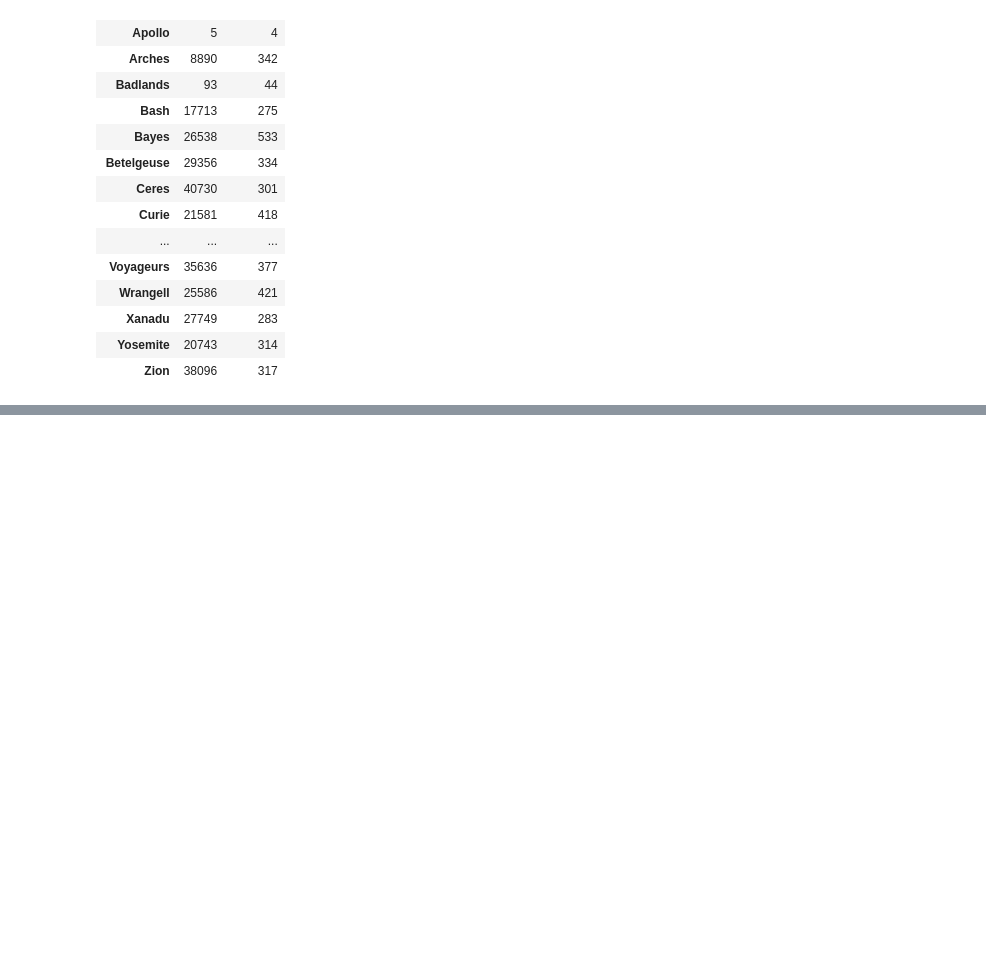
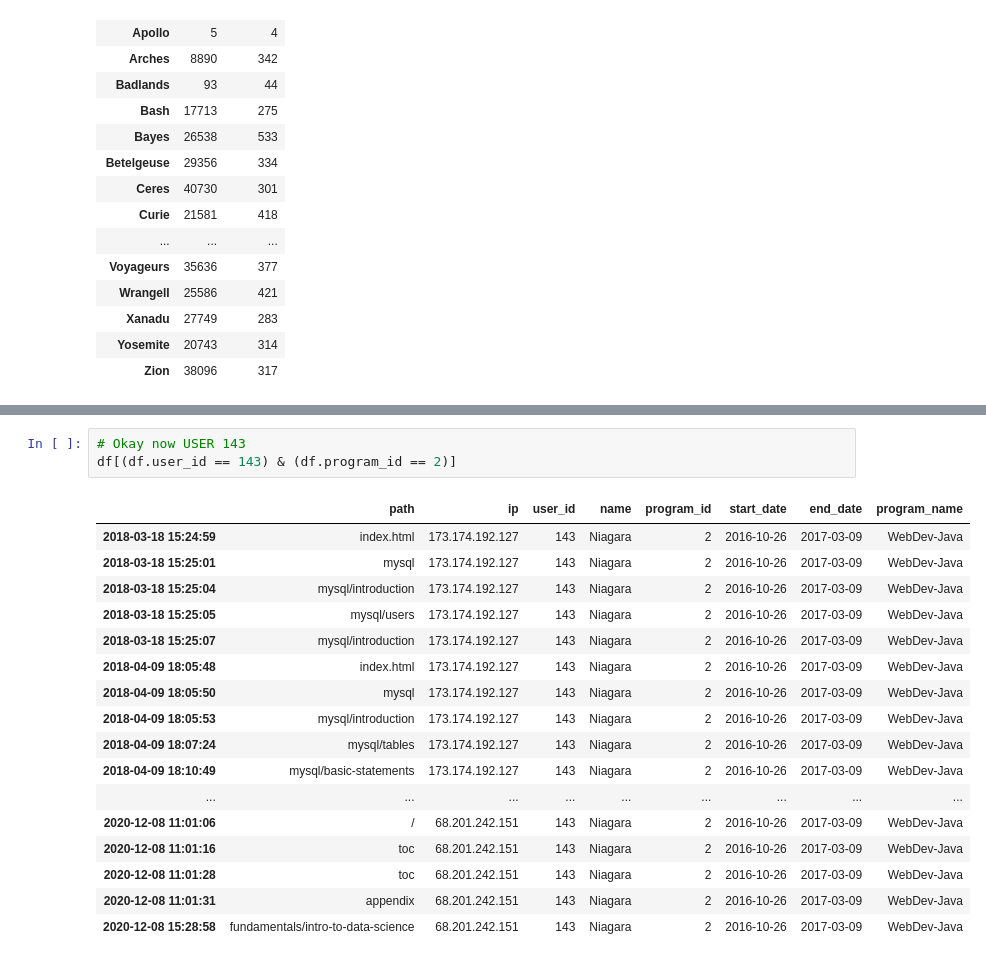
Before and after one commit to LastMinuteAnswer/Codeup_Anomaly_Detection, a Jupyter notebook: Scrapwork/Jeanette's_Work.ipynb, the cells around one changed output, grey strips where cells are left out. Drawn from its saved outputs; the diff is of its cells as text; blank space fills up the shorter version.

```diff
--- a/Scrapwork/Jeanette's_Work.ipynb
+++ b/Scrapwork/Jeanette's_Work.ipynb
@@ -203,0 +499,21 @@ b
+# %%
+# Okay now USER 143
+df[(df.user_id == 143) & (df.program_id == 2)]
+# %% [output]
+|  | path | ip | user_id | name | program_id | start_date | end_date | program_name |
+| 2018-03-18 15:24:59 | index.html | 173.174.192.127 | 143 | Niagara | 2 | 2016-10-26 | 2017-03-09 | WebDev-Java |
+| 2018-03-18 15:25:01 | mysql | 173.174.192.127 | 143 | Niagara | 2 | 2016-10-26 | 2017-03-09 | WebDev-Java |
+| 2018-03-18 15:25:04 | mysql/introduction | 173.174.192.127 | 143 | Niagara | 2 | 2016-10-26 | 2017-03-09 | WebDev-Java |
+| 2018-03-18 15:25:05 | mysql/users | 173.174.192.127 | 143 | Niagara | 2 | 2016-10-26 | 2017-03-09 | WebDev-Java |
+| 2018-03-18 15:25:07 | mysql/introduction | 173.174.192.127 | 143 | Niagara | 2 | 2016-10-26 | 2017-03-09 | WebDev-Java |
+| 2018-04-09 18:05:48 | index.html | 173.174.192.127 | 143 | Niagara | 2 | 2016-10-26 | 2017-03-09 | WebDev-Java |
+| 2018-04-09 18:05:50 | mysql | 173.174.192.127 | 143 | Niagara | 2 | 2016-10-26 | 2017-03-09 | WebDev-Java |
+| 2018-04-09 18:05:53 | mysql/introduction | 173.174.192.127 | 143 | Niagara | 2 | 2016-10-26 | 2017-03-09 | WebDev-Java |
+| 2018-04-09 18:07:24 | mysql/tables | 173.174.192.127 | 143 | Niagara | 2 | 2016-10-26 | 2017-03-09 | WebDev-Java |
+| 2018-04-09 18:10:49 | mysql/basic-statements | 173.174.192.127 | 143 | Niagara | 2 | 2016-10-26 | 2017-03-09 | WebDev-Java |
+| ... | ... | ... | ... | ... | ... | ... | ... | ... |
+| 2020-12-08 11:01:06 | / | 68.201.242.151 | 143 | Niagara | 2 | 2016-10-26 | 2017-03-09 | WebDev-Java |
+| 2020-12-08 11:01:16 | toc | 68.201.242.151 | 143 | Niagara | 2 | 2016-10-26 | 2017-03-09 | WebDev-Java |
+| 2020-12-08 11:01:28 | toc | 68.201.242.151 | 143 | Niagara | 2 | 2016-10-26 | 2017-03-09 | WebDev-Java |
+| 2020-12-08 11:01:31 | appendix | 68.201.242.151 | 143 | Niagara | 2 | 2016-10-26 | 2017-03-09 | WebDev-Java |
+| 2020-12-08 15:28:58 | fundamentals/intro-to-data-science | 68.201.242.151 | 143 | Niagara | 2 | 2016-10-26 | 2017-03-09 | WebDev-Java |
```
Also changed, not shown: parts of 55 cells of this notebook.
